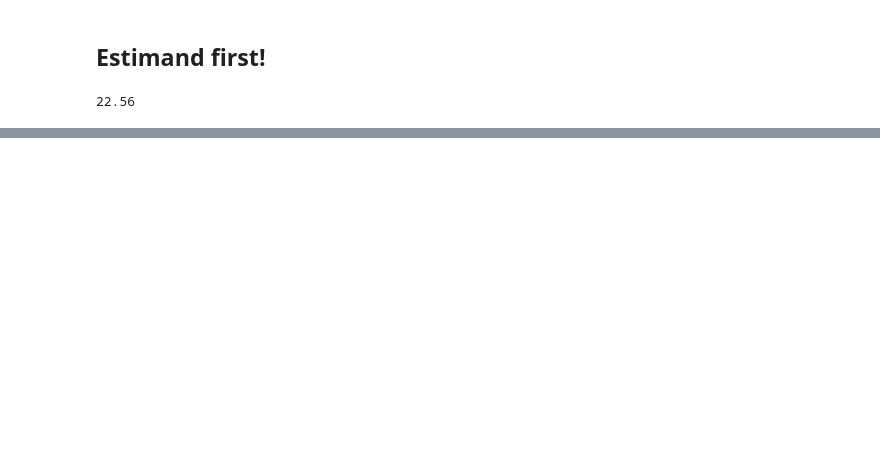
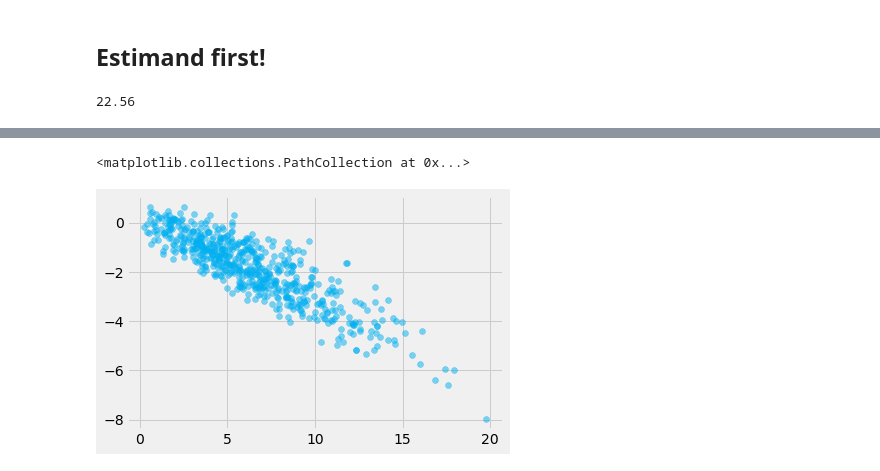
Before and after one commit to PacktPublishing/Causal-Inference-and-Discovery-in-Python, a Jupyter notebook: Chapter_06.ipynb, the cells around one changed output, grey strips where cells are left out. Drawn from its saved outputs; the diff is of its cells as text; code cells hidden in the pictures; blank space fills up the shorter version.

```diff
--- a/Chapter_06.ipynb
+++ b/Chapter_06.ipynb
@@ -127,0 +287,7 @@ graph
+# %%
+gps_obs, hippocampus_obs, memory_obs = scm.sample(600)
+# %%
+plt.scatter(gps_obs, memory_obs, alpha=.5, color=COLORS[0])
+# %% [output]
+<matplotlib.collections.PathCollection at 0x...>
+[figure, added]
```
Also changed, not shown: parts of 33 cells of this notebook, 13 other files.
